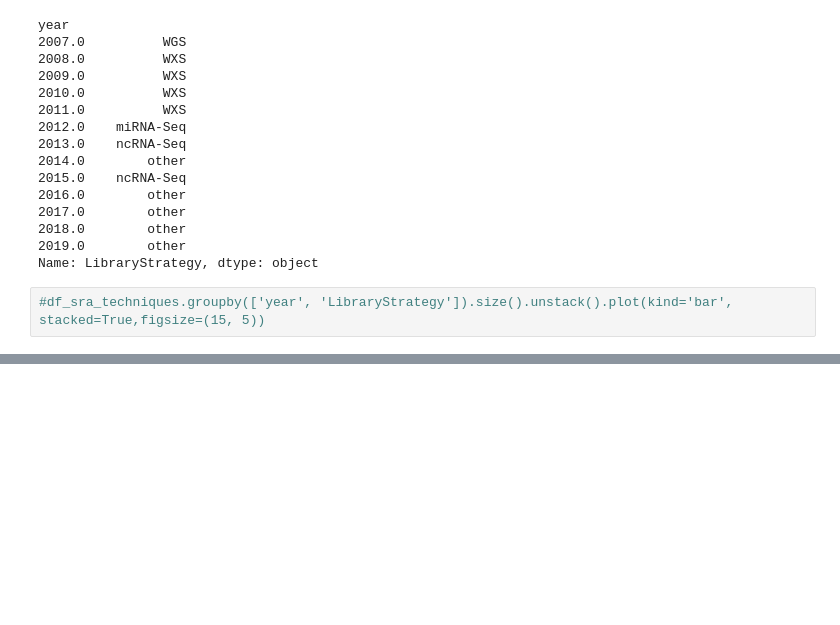
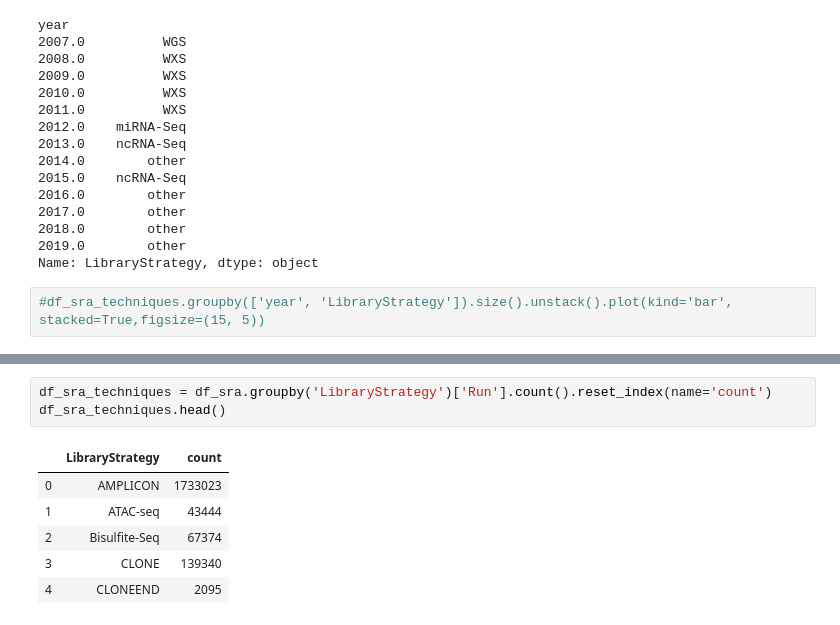
Before and after one commit to KeruiP/SRA_analysis, a Jupyter notebook: SRA techniques by year.ipynb, the cells around one changed output, grey strips where cells are left out. Saved outputs shown, nothing was run; the diff lists cells and outputs as text; blank space fills up the shorter version.

```diff
--- a/SRA techniques by year.ipynb
+++ b/SRA techniques by year.ipynb
@@ -53,0 +74,10 @@ df_sra_techniques.pivot("year","LibraryStrategy").plot(kind="bar",stacked=True)
+# %%
+df_sra_techniques = df_sra.groupby('LibraryStrategy')['Run'].count().reset_index(name='count')
+df_sra_techniques.head()
+# %% [output]
+|  | LibraryStrategy | count |
+| 0 | AMPLICON | 1733023 |
+| 1 | ATAC-seq | 43444 |
+| 2 | Bisulfite-Seq | 67374 |
+| 3 | CLONE | 139340 |
+| 4 | CLONEEND | 2095 |
```
Also changed, not shown: parts of 4 cells of this notebook, 5 other files.
